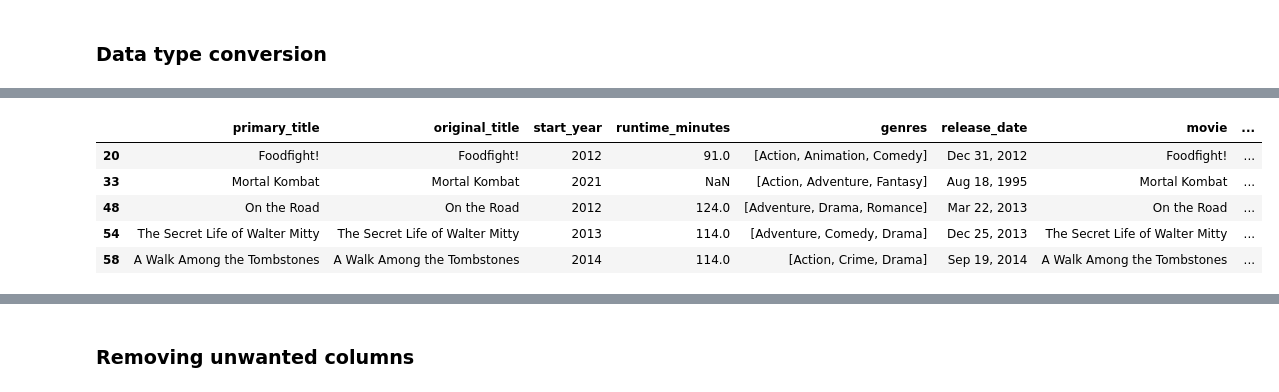
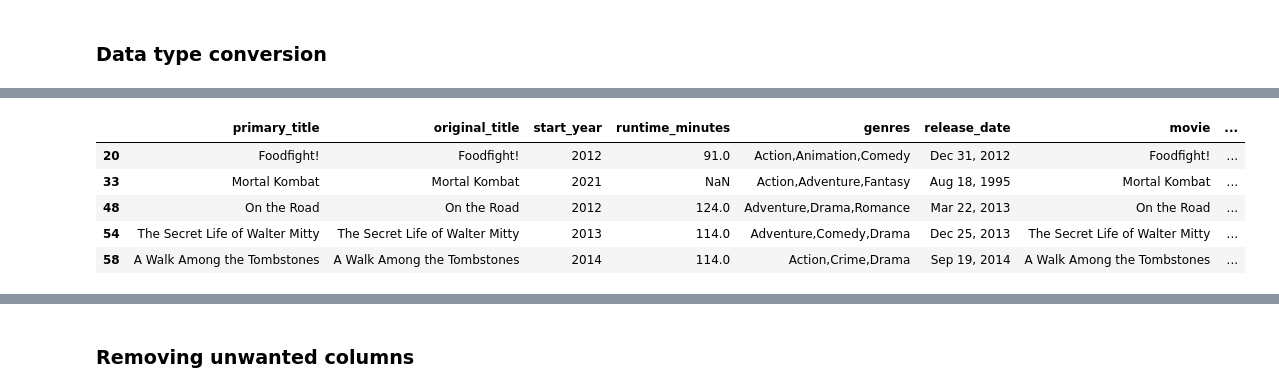
Before and after one commit to renjmindy/dsc-mod-1-project-v2-1-onl01-dtsc-ft-052620, a Jupyter notebook: Data Cleaning.ipynb, the cells around one changed output, grey strips where cells are left out. Cells and saved outputs as stored; diff of their text form; code cells hidden in the pictures.

```diff
--- a/Data Cleaning.ipynb
+++ b/Data Cleaning.ipynb
@@ -330,11 +328,11 @@ movie_details_df.head()
 # %%
 movie_details_df['net_profit_margin'] = round(((movie_details_df['net_profit'] /
                                                 movie_details_df['production_budget']) * 100),2)
-movie_details_df.head(5)
+movie_details_df.head()
 # %% [output]
 |  | primary_title | original_title | start_year | runtime_minutes | genres | release_date | movie | ... |
-| 20 | Foodfight! | Foodfight! | 2012 | 91.0 | [Action, Animation, Comedy] | Dec 31, 2012 | Foodfight! | ... |
-| 33 | Mortal Kombat | Mortal Kombat | 2021 | NaN | [Action, Adventure, Fantasy] | Aug 18, 1995 | Mortal Kombat | ... |
-| 48 | On the Road | On the Road | 2012 | 124.0 | [Adventure, Drama, Romance] | Mar 22, 2013 | On the Road | ... |
-| 54 | The Secret Life of Walter Mitty | The Secret Life of Walter Mitty | 2013 | 114.0 | [Adventure, Comedy, Drama] | Dec 25, 2013 | The Secret Life of Walter Mitty | ... |
-| 58 | A Walk Among the Tombstones | A Walk Among the Tombstones | 2014 | 114.0 | [Action, Crime, Drama] | Sep 19, 2014 | A Walk Among the Tombstones | ... |
+| 20 | Foodfight! | Foodfight! | 2012 | 91.0 | Action,Animation,Comedy | Dec 31, 2012 | Foodfight! | ... |
+| 33 | Mortal Kombat | Mortal Kombat | 2021 | NaN | Action,Adventure,Fantasy | Aug 18, 1995 | Mortal Kombat | ... |
+| 48 | On the Road | On the Road | 2012 | 124.0 | Adventure,Drama,Romance | Mar 22, 2013 | On the Road | ... |
+| 54 | The Secret Life of Walter Mitty | The Secret Life of Walter Mitty | 2013 | 114.0 | Adventure,Comedy,Drama | Dec 25, 2013 | The Secret Life of Walter Mitty | ... |
+| 58 | A Walk Among the Tombstones | A Walk Among the Tombstones | 2014 | 114.0 | Action,Crime,Drama | Sep 19, 2014 | A Walk Among the Tombstones | ... |
```
Also changed, not shown: parts of 30 cells of this notebook, 1 other file.
